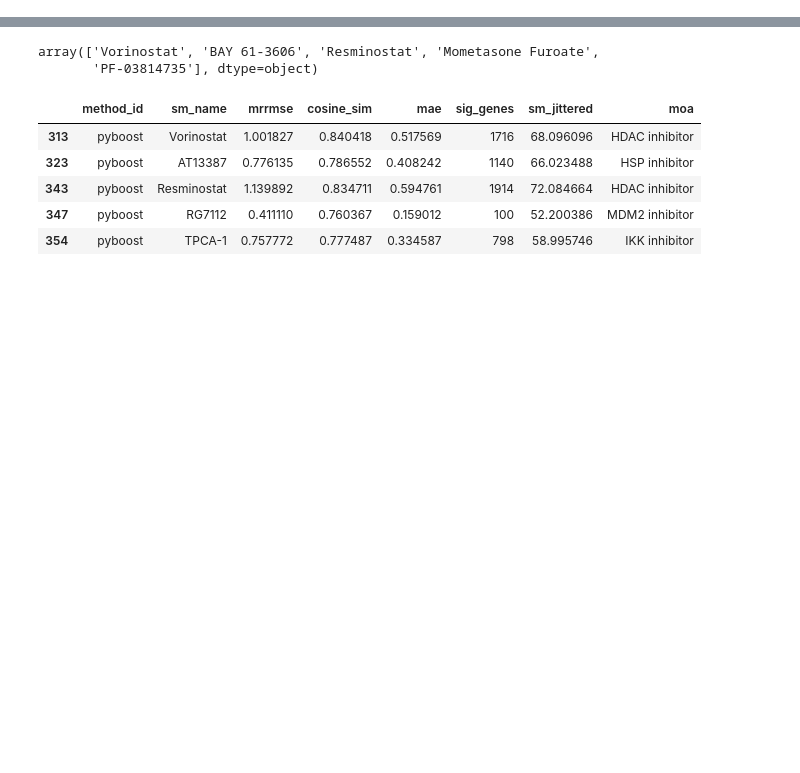
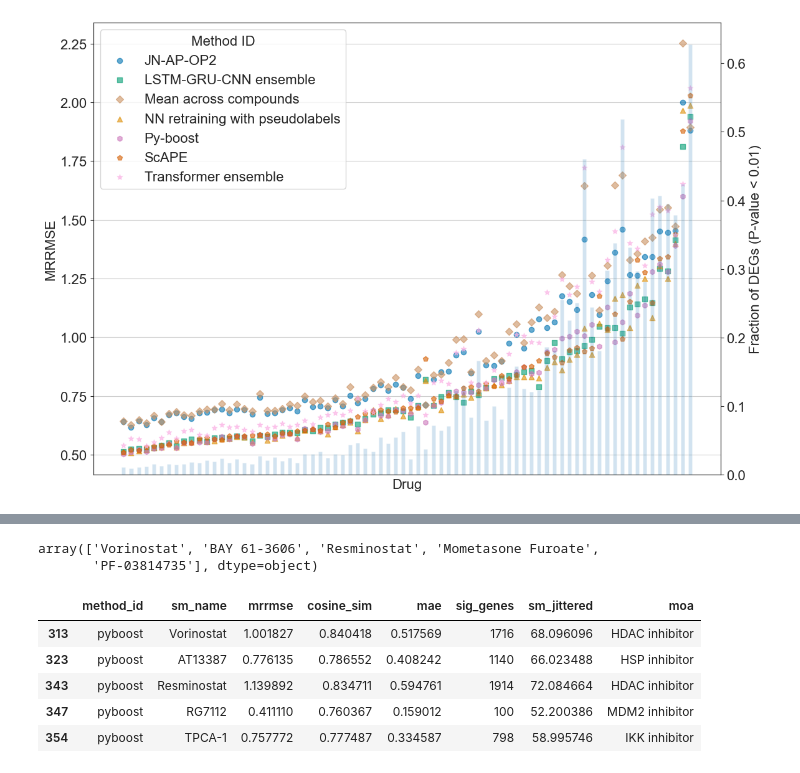
Before and after one commit to theislab/task-dge-perturbation-prediction-analysis, a Jupyter notebook: results_analysis/results_analysis.ipynb, the cells around one changed output, grey strips where cells are left out. Saved outputs shown, nothing was run; the diff lists cells and outputs as text; code cells hidden in the pictures; blank space fills up the shorter version.

```diff
--- a/results_analysis/results_analysis.ipynb
+++ b/results_analysis/results_analysis.ipynb
@@ -250,3 +164,57 @@ plt.show()
+# %%
+import matplotlib.pyplot as plt
+import matplotlib
+import seaborn as sns
+palette = sns.color_palette("colorblind")
+
+sns.set_style("whitegrid")
+sns.set_style("white")
+
+# Set font size globally for the plot
+matplotlib.rcParams.update({'font.size': 16})
+
+# Add jitter to the x-axis categorical data for better visualization
+# Assign a numeric value to each unique 'sm_name' for plotting
+median_mrrmse = data.groupby('sm_name')['mrrmse'].median().sort_values()
+categories = {name: i for i, name in enumerate(median_mrrmse.index)}
+data['sm_jittered'] = data['sm_name'].map(categories)# + np.random.normal(0, 0.1, size=len(data))
+
+# Plotting
+plt.figure(figsize=(12, 8))
+ax = plt.gca()  # Get current axis (primary axis)
+ax2 = ax.twinx()  # Create another y-axis that shares the same x-axis (secondary axis)
+
+# Plot bars on the secondary axis
+total_genes_by_sm = data.drop_duplicates("sm_name").groupby('sm_name')['sig_genes'].sum().sort_values()
+total_genes_10k = total_genes_by_sm / len(predictions["pyboost"].columns)
+ax2.bar(categories.values(), total_genes_10k.loc[list(categories.keys())], alpha=0.2, label='Total Significant DEGs (10k)', width=0.5)
+
+# Scatter plot on the primary axis
+colors = {'JN-AP-OP2': 'blue', 'NN retraining with pseudolabels': 'green', "LSTM-GRU-CNN ensemble": 'red', "ScAPE": "orange", "Py-boost": "purple", "Mean across compounds": "black", "Transformer ensemble": "gray"}
+# use colors from the palette
+colors = {key: palette[i] for i, key in enumerate(colors.keys())}
+markers = {'JN-AP-OP2': 'o', 'NN retraining with pseudolabels': '^', "LSTM-GRU-CNN ensemble": 's', "ScAPE": "p", "Py-boost": "h", "Mean across compounds": "D", "Transformer ensemble": "*"}
+for method, group in data.groupby('method_id'):
+    ax.scatter(group['sm_jittered'], group['mrrmse'], color=colors[method], marker=markers.get(method, 'o'), alpha=0.6, label=method)
+
+# Axis and plot settings
+ax.set_xticks([])  # Hide the x-axis labels
+# plt.title('Per-drug MRRMSE with number of differentially expressed genes (DEGs)')
+plt.title('')
+ax.set_xlabel('Drug')
+ax.set_ylabel('MRRMSE')
+ax2.set_ylabel('Fraction of DEGs (P-value < 0.01)')
+ax.legend(title='Method ID', loc='upper left')
+
+# Grid settings
+ax.grid(True)  # Enable grid for the primary axis
+ax2.grid(False)  # Disable grid for the secondary axis
+
+plt.tight_layout()  # Adjust layout to make room for label rotation
+plt.savefig("results_per_compound_reannotated.svg")
+plt.show()
+# %% [output]
+[figure, added]
 # %%
 # load moa
 moa_annotations = pd.read_csv(os.path.join("../data/complete_data", "moa_annotations.csv"))
```
Also changed, not shown: parts of 39 cells of this notebook.
